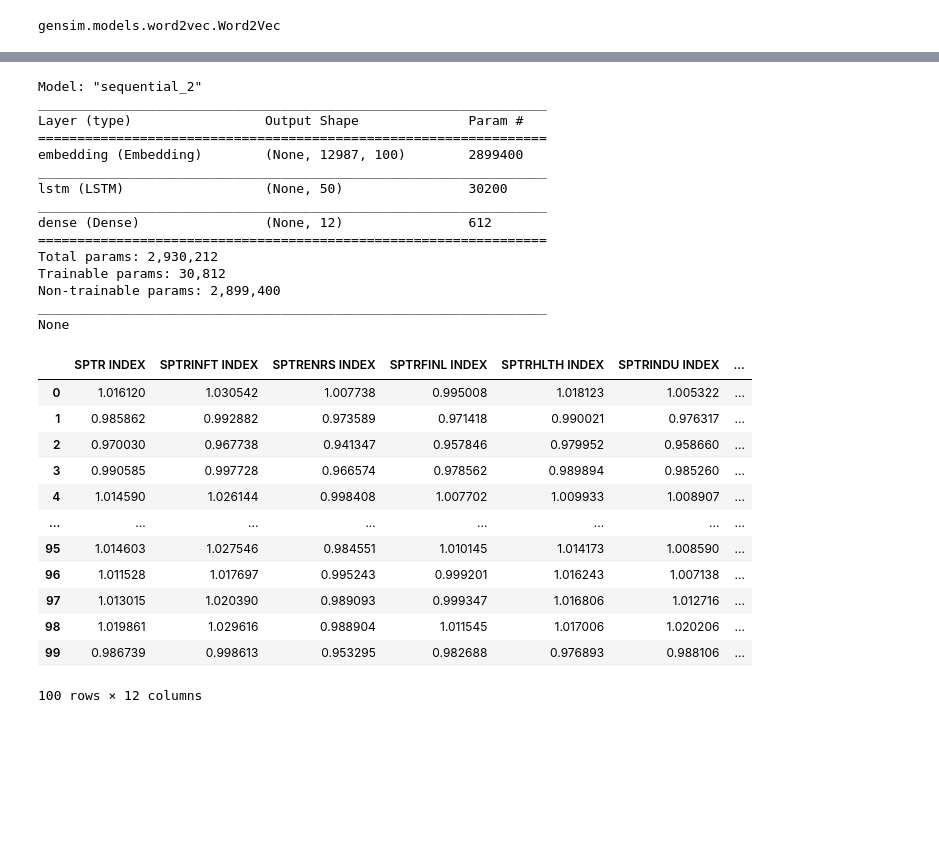
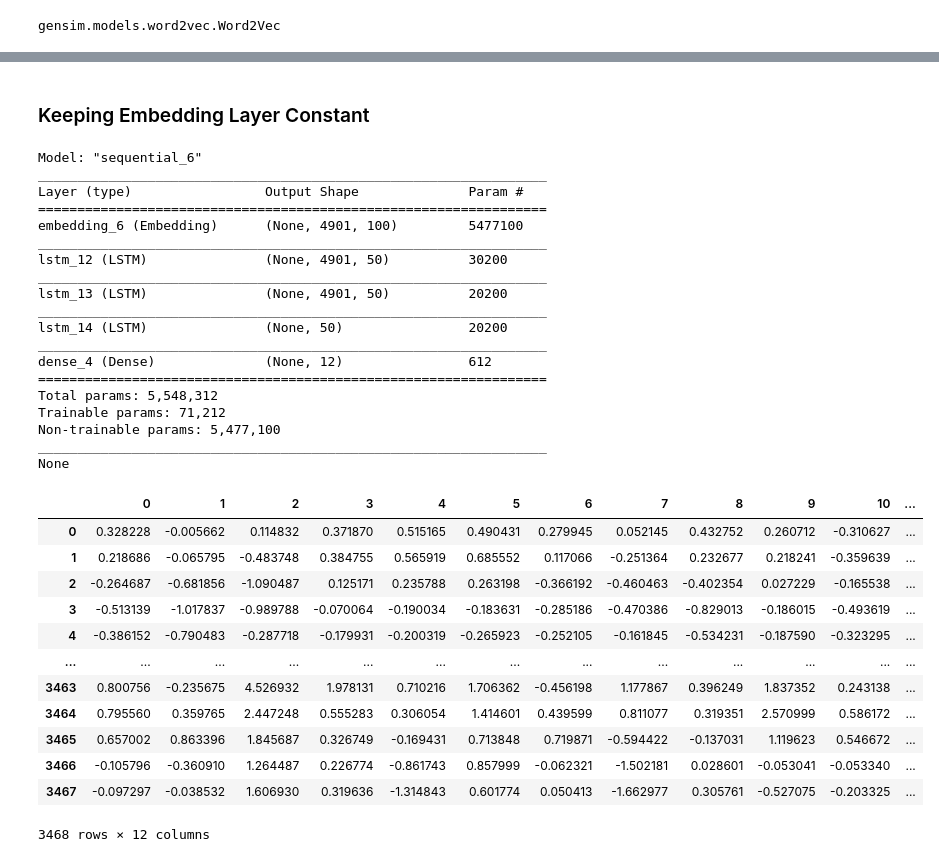
Before and after one commit to Lassenoerre/datascience, a Jupyter notebook: Gensim_Word2Vec.ipynb, the cells around one changed output, grey strips where cells are left out. Saved outputs shown, nothing was run; the diff lists cells and outputs as text; code cells hidden in the pictures; blank space fills up the shorter version.

```diff
--- a/Gensim_Word2Vec.ipynb
+++ b/Gensim_Word2Vec.ipynb
@@ -145,6 +169,8 @@ from keras.layers import Flatten
 from keras.layers import Embedding
 from keras.layers import LSTM
 from keras.initializers import Constant
+# %% [markdown]
+### Keeping Embedding Layer Constant
 # %%
 # define model
 model = Sequential()
@@ -157,7 +183,9 @@ embedding_layer = Embedding(vocab_size,
 model.add(embedding_layer)
 
 # Add a LSTM layer with 50 internal units.
-model.add(LSTM(50, input_shape=(100,12)))
+model.add(LSTM(50, return_sequences=True, input_shape=(100,12)))
+model.add(LSTM(50, return_sequences=True, input_shape=(100,12)))
+model.add(LSTM(50))
 # Add a Dense layer with 12 units.
 model.add(Dense(12))
 # Add compiler with XXX
@@ -165,18 +193,22 @@ model.compile(optimizer = 'adam', loss = 'mean_squared_error')
 # Print summary of model
 print(model.summary())
 # %% [output]
-Model: "sequential_2"
+Model: "sequential_6"
 _________________________________________________________________
 Layer (type)                 Output Shape              Param #
 =================================================================
-embedding (Embedding)        (None, 12987, 100)        2899400
+embedding_6 (Embedding)      (None, 4901, 100)         5477100
 _________________________________________________________________
-lstm (LSTM)                  (None, 50)                30200
+lstm_12 (LSTM)               (None, 4901, 50)          30200
 _________________________________________________________________
-dense (Dense)                (None, 12)                612
+lstm_13 (LSTM)               (None, 4901, 50)          20200
+_________________________________________________________________
+lstm_14 (LSTM)               (None, 50)                20200
+_________________________________________________________________
+dense_4 (Dense)              (None, 12)                612
 =================================================================
-Total params: 2,930,212
-Trainable params: 30,812
-Non-trainable params: 2,899,400
+Total params: 5,548,312
+Trainable params: 71,212
+Non-trainable params: 5,477,100
 _________________________________________________________________
 None
@@ -185,17 +215,28 @@ y = df.iloc[:,2:14]
+# %%
+from sklearn.preprocessing import StandardScaler
+
+y = df.iloc[:,1:13]
+y = y - 1
+
+scaler = StandardScaler()
+scaler.fit(y)
+y = scaler.transform(y)
+y = pd.DataFrame(y)
+y
+# %% [output]
+|  | 0 | 1 | 2 | 3 | 4 | 5 | 6 | 7 | 8 | 9 | 10 | ... |
+| 0 | 0.328228 | -0.005662 | 0.114832 | 0.371870 | 0.515165 | 0.490431 | 0.279945 | 0.052145 | 0.432752 | 0.260712 | -0.310627 | ... |
+| 1 | 0.218686 | -0.065795 | -0.483748 | 0.384755 | 0.565919 | 0.685552 | 0.117066 | -0.251364 | 0.232677 | 0.218241 | -0.359639 | ... |
+| 2 | -0.264687 | -0.681856 | -1.090487 | 0.125171 | 0.235788 | 0.263198 | -0.366192 | -0.460463 | -0.402354 | 0.027229 | -0.165538 | ... |
+| 3 | -0.513139 | -1.017837 | -0.989788 | -0.070064 | -0.190034 | -0.183631 | -0.285186 | -0.470386 | -0.829013 | -0.186015 | -0.493619 | ... |
+| 4 | -0.386152 | -0.790483 | -0.287718 | -0.179931 | -0.200319 | -0.265923 | -0.252105 | -0.161845 | -0.534231 | -0.187590 | -0.323295 | ... |
+| ... | ... | ... | ... | ... | ... | ... | ... | ... | ... | ... | ... | ... |
+| 3463 | 0.800756 | -0.235675 | 4.526932 | 1.978131 | 0.710216 | 1.706362 | -0.456198 | 1.177867 | 0.396249 | 1.837352 | 0.243138 | ... |
+| 3464 | 0.795560 | 0.359765 | 2.447248 | 0.555283 | 0.306054 | 1.414601 | 0.439599 | 0.811077 | 0.319351 | 2.570999 | 0.586172 | ... |
+| 3465 | 0.657002 | 0.863396 | 1.845687 | 0.326749 | -0.169431 | 0.713848 | 0.719871 | -0.594422 | -0.137031 | 1.119623 | 0.546672 | ... |
+| 3466 | -0.105796 | -0.360910 | 1.264487 | 0.226774 | -0.861743 | 0.857999 | -0.062321 | -1.502181 | 0.028601 | -0.053041 | -0.053340 | ... |
+| 3467 | -0.097297 | -0.038532 | 1.606930 | 0.319636 | -1.314843 | 0.601774 | 0.050413 | -1.662977 | 0.305761 | -0.527075 | -0.203325 | ... |
+3468 rows × 12 columns
 # %%
-y
+y = y - 1
-# %% [output]
-|  | SPTR INDEX | SPTRINFT INDEX | SPTRENRS INDEX | SPTRFINL INDEX | SPTRHLTH INDEX | SPTRINDU INDEX | ... |
-| 0 | 1.016120 | 1.030542 | 1.007738 | 0.995008 | 1.018123 | 1.005322 | ... |
-| 1 | 0.985862 | 0.992882 | 0.973589 | 0.971418 | 0.990021 | 0.976317 | ... |
-| 2 | 0.970030 | 0.967738 | 0.941347 | 0.957846 | 0.979952 | 0.958660 | ... |
-| 3 | 0.990585 | 0.997728 | 0.966574 | 0.978562 | 0.989894 | 0.985260 | ... |
-| 4 | 1.014590 | 1.026144 | 0.998408 | 1.007702 | 1.009933 | 1.008907 | ... |
-| ... | ... | ... | ... | ... | ... | ... | ... |
-| 95 | 1.014603 | 1.027546 | 0.984551 | 1.010145 | 1.014173 | 1.008590 | ... |
-| 96 | 1.011528 | 1.017697 | 0.995243 | 0.999201 | 1.016243 | 1.007138 | ... |
-| 97 | 1.013015 | 1.020390 | 0.989093 | 0.999347 | 1.016806 | 1.012716 | ... |
-| 98 | 1.019861 | 1.029616 | 0.988904 | 1.011545 | 1.017006 | 1.020206 | ... |
-| 99 | 0.986739 | 0.998613 | 0.953295 | 0.982688 | 0.976893 | 0.988106 | ... |
-100 rows × 12 columns
 # %%
```
Also changed, not shown: parts of 27 cells of this notebook.
